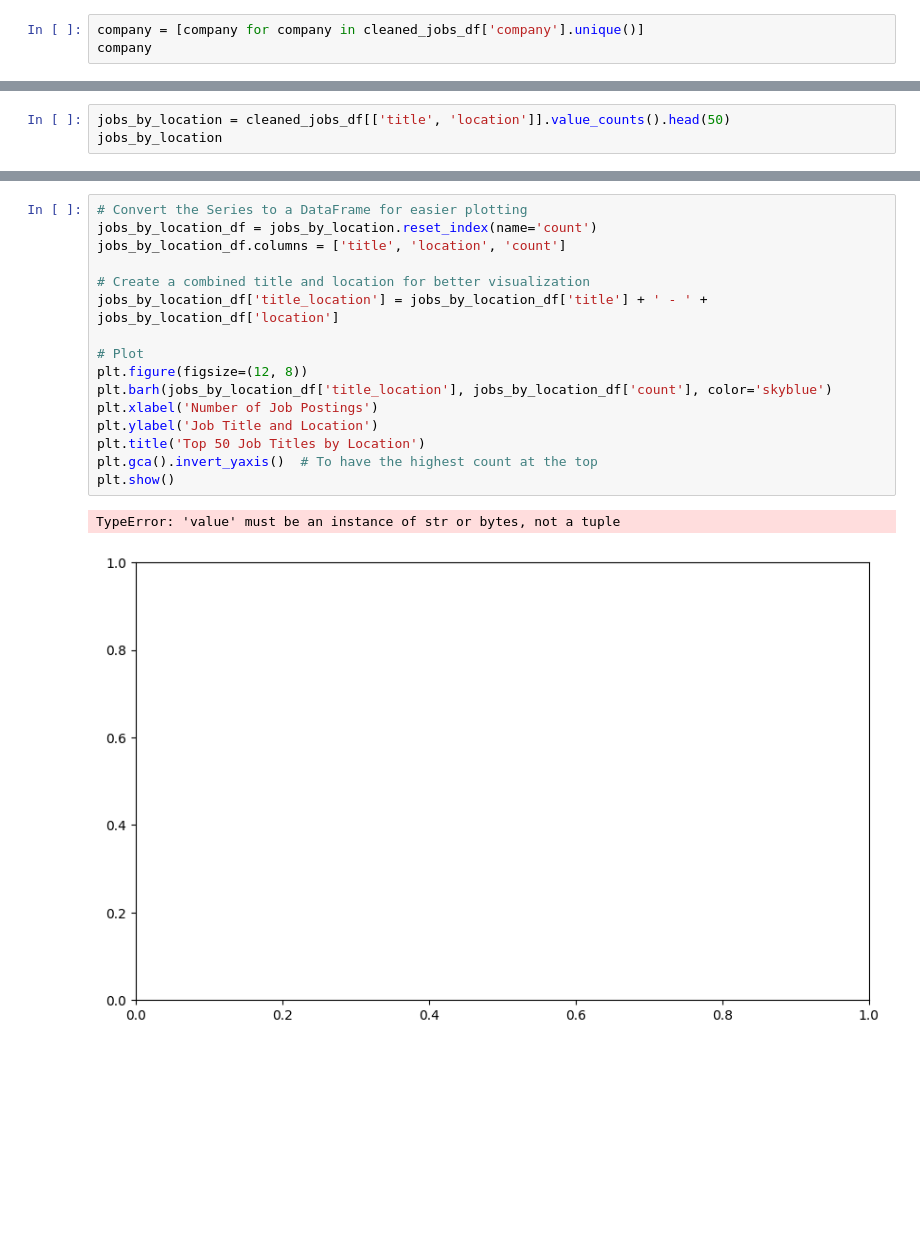
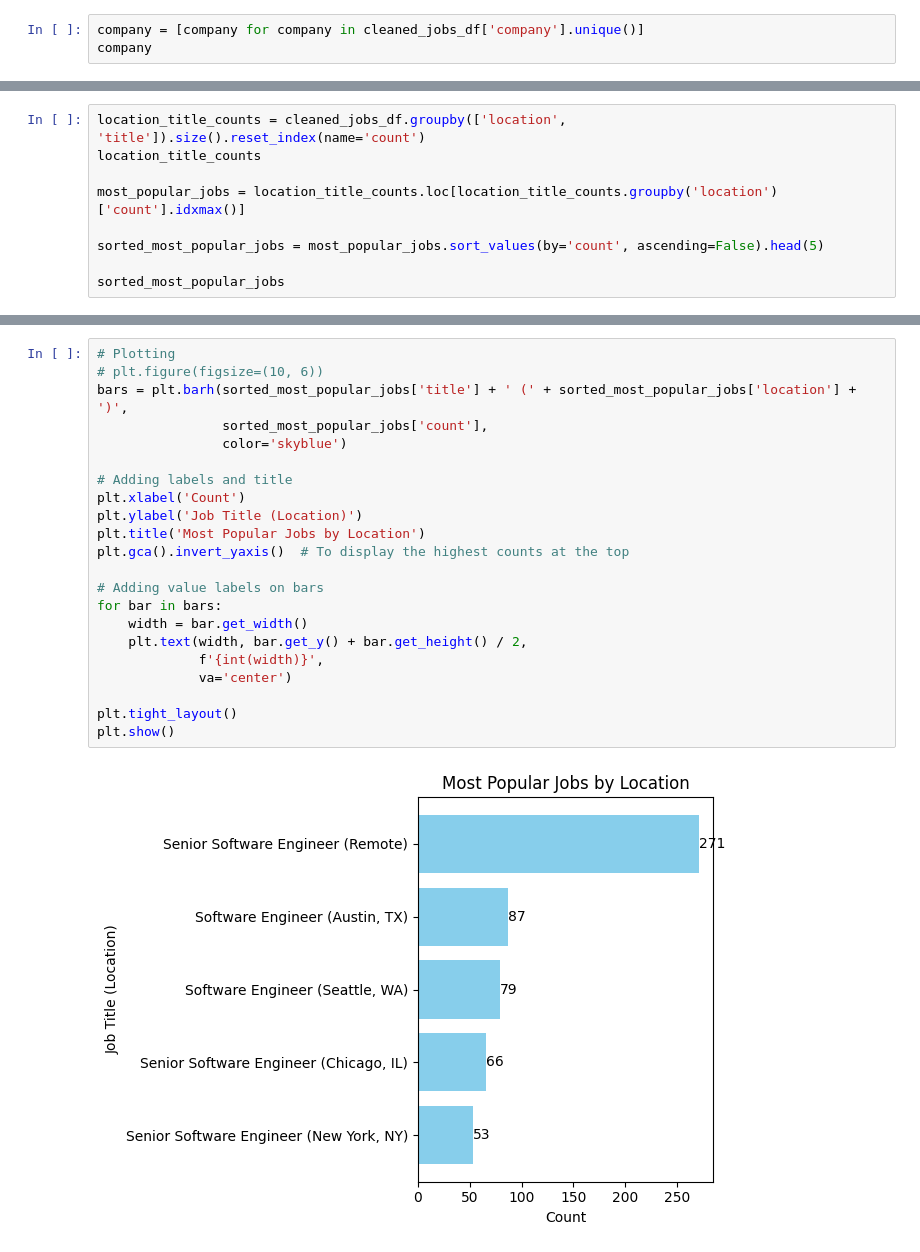
Before and after one commit to LeoIvin/US-SWE-Job-Posting-Analysis, a Jupyter notebook: analysis.ipynb, the cells around one changed output, grey strips where cells are left out. Cells and saved outputs as stored; diff of their text form; blank space fills up the shorter version.

```diff
--- a/analysis.ipynb
+++ b/analysis.ipynb
@@ -184,3 +230,9 @@ company
 # %%
-jobs_by_location = cleaned_jobs_df[['title', 'location']].value_counts().head(50)
-jobs_by_location
+location_title_counts = cleaned_jobs_df.groupby(['location', 'title']).size().reset_index(name='count')
+location_title_counts
+
+most_popular_jobs = location_title_counts.loc[location_title_counts.groupby('location')['count'].idxmax()]
+
+sorted_most_popular_jobs = most_popular_jobs.sort_values(by='count', ascending=False).head(5)
+
+sorted_most_popular_jobs
@@ -187,19 +246,24 @@ jobs_by_location
-# %%
-# Convert the Series to a DataFrame for easier plotting
-jobs_by_location_df = jobs_by_location.reset_index(name='count')
-jobs_by_location_df.columns = ['title', 'location', 'count']
-
-# Create a combined title and location for better visualization
-jobs_by_location_df['title_location'] = jobs_by_location_df['title'] + ' - ' + jobs_by_location_df['location']
-
-# Plot
-plt.figure(figsize=(12, 8))
-plt.barh(jobs_by_location_df['title_location'], jobs_by_location_df['count'], color='skyblue')
-plt.xlabel('Number of Job Postings')
-plt.ylabel('Job Title and Location')
-plt.title('Top 50 Job Titles by Location')
-plt.gca().invert_yaxis()  # To have the highest count at the top
-plt.show()
-# %% [output]
-TypeError: 'value' must be an instance of str or bytes, not a tuple
-[figure, removed]
+# %%
+# Plotting
+# plt.figure(figsize=(10, 6))
+bars = plt.barh(sorted_most_popular_jobs['title'] + ' (' + sorted_most_popular_jobs['location'] + ')',
+                sorted_most_popular_jobs['count'],
+                color='skyblue')
+
+# Adding labels and title
+plt.xlabel('Count')
+plt.ylabel('Job Title (Location)')
+plt.title('Most Popular Jobs by Location')
+plt.gca().invert_yaxis()  # To display the highest counts at the top
+
+# Adding value labels on bars
+for bar in bars:
+    width = bar.get_width()
+    plt.text(width, bar.get_y() + bar.get_height() / 2,
+             f'{int(width)}',
+             va='center')
+
+plt.tight_layout()
+plt.show()
+# %% [output]
+[figure, added]
```
Also changed, not shown: parts of 12 cells of this notebook.
